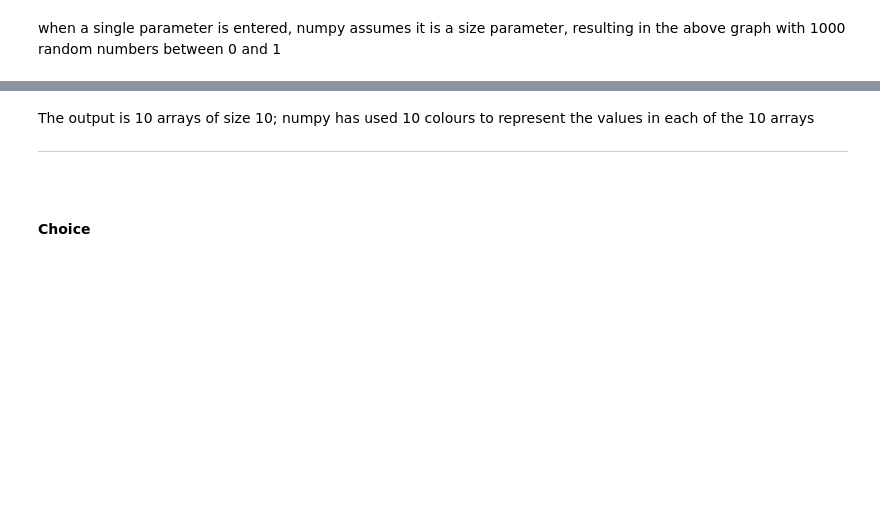
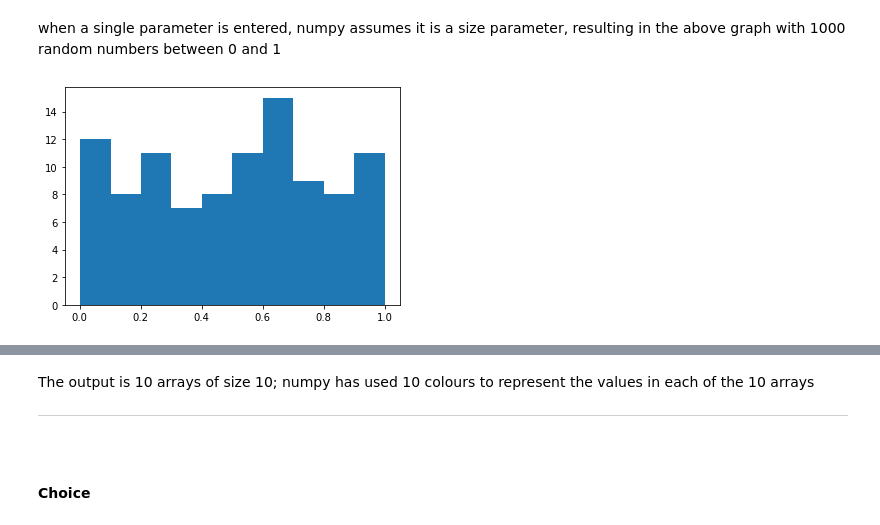
Before and after one commit to dervlac/numpy-assignment, a Jupyter notebook: NumPy Analysis.ipynb, the cells around one changed output, grey strips where cells are left out. Drawn from its saved outputs; the diff is of its cells as text; code cells hidden in the pictures; blank space fills up the shorter version.

```diff
--- a/NumPy Analysis.ipynb
+++ b/NumPy Analysis.ipynb
@@ -90,2 +95,9 @@ plt.show()
 # %% [markdown]
 when a single parameter is entered, numpy assumes it is a size parameter, resulting in the above graph with 1000 random numbers between 0 and 1
+# %%
+test=np.zeros(100)
+p2 = rng.random(out=test)
+plt.hist(p2)
+plt.show()
+# %% [output]
+[figure, added]
```
Also changed, not shown: parts of 39 cells of this notebook.
